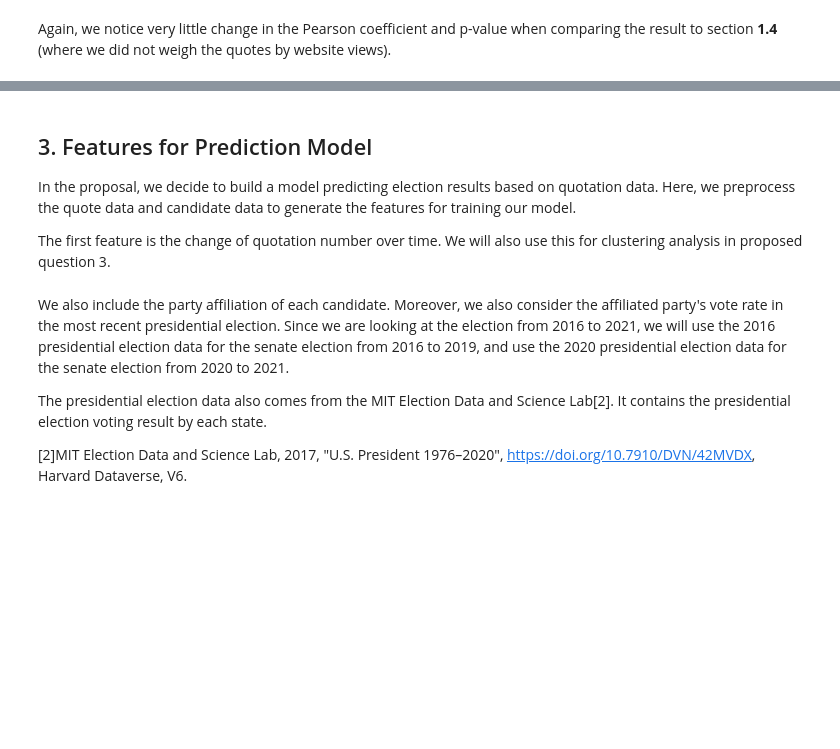
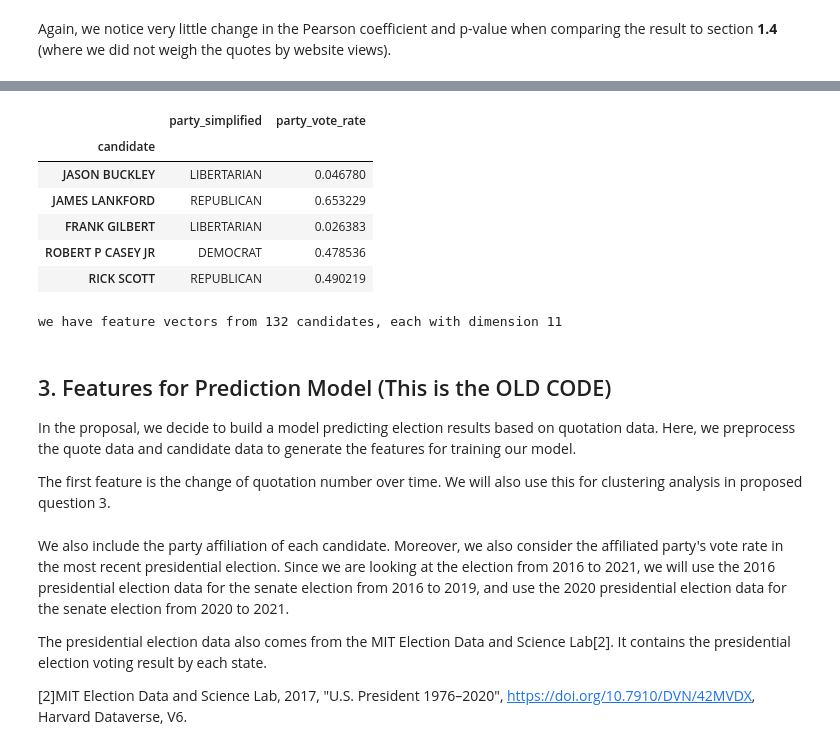
Before and after one commit to epfl-ada/ada-2021-project-chilldatagroup, a Jupyter notebook: Milestone2.ipynb, the cells around one changed output, grey strips where cells are left out. Drawn from its saved outputs; the diff is of its cells as text; code cells hidden in the pictures; blank space fills up the shorter version.

```diff
--- a/Milestone2.ipynb
+++ b/Milestone2.ipynb
@@ -918,0 +973,7 @@ candidate_quotes_cluster_feature_filted['DIANNE FEINSTEIN'].rolling(window=30).s
+# %%
+# We add vote rate to each candidate in each state
+president16['vote_rate'] = president16['candidatevotes']/president16['totalvotes']
+# We group the data by states and party_simplified (represent small parties, independent, NaN all by 'Others').
+# We take sum of vote rates of cadidates from the same party_simplified
+vote_byparty16 = president16.groupby(['state', 'party_simplified'])['vote_rate'].sum()
+vote_byparty16
@@ -919,5 +994,35 @@ candidate_quotes_cluster_feature_filted['DIANNE FEINSTEIN'].rolling(window=30).s
+# %%
+# We create feature dataframe and add in party_simplified, party vote rate in most recent presidential election, and final vote rate
+# If the senate candidate's affiliated party does not show up in the most recent president election, party_vote_rate is 0
+party_features = candidate_info_byname[['party_simplified']].copy()
+for name in party_features.index:
+    state_ = candidate_info_byname.loc[name, 'state']
+    party_ = candidate_info_byname.loc[name, 'party_simplified']
+    if party_ in vote_byparty16[state_].index:  #check whether the affiliated party is in recent president election
+        party_features.loc[name, 'party_vote_rate'] = vote_byparty16[state_][party_]
+    else:
+        party_features.loc[name, 'party_vote_rate'] = 0
+
+party_features.sample(5)
+# %% [output]
+|  | party_simplified | party_vote_rate |
+| candidate |  |  |
+| JASON BUCKLEY | LIBERTARIAN | 0.046780 |
+| JAMES LANKFORD | REPUBLICAN | 0.653229 |
+| FRANK GILBERT | LIBERTARIAN | 0.026383 |
+| ROBERT P CASEY JR | DEMOCRAT | 0.478536 |
+| RICK SCOTT | REPUBLICAN | 0.490219 |
+# %%
+# We get the candidates used for model and extract the vector corresponding to affliated party's performance in last election
+candidates_model = candidate_quotes_cluster_feature_filted.T.index
+party_vote_model = party_features.loc[candidates_model].party_vote_rate
+# We then concatenate this vector to our model
+features = np.concatenate((candidate_feature_vectors_sum, party_vote_model.to_numpy()[:, np.newaxis]), axis=1)
+print('we have feature vectors from {} candidates, each with dimension {}'.format(features.shape[0], features.shape[1]))
+# %% [output]
+we have feature vectors from 132 candidates, each with dimension 11
 # %% [markdown]
-## 3. Features for Prediction Model
+## 3. Features for Prediction Model (This is the OLD CODE)
 In the proposal, we decide to build a model predicting election results based on quotation data. Here, we preprocess the quote data and candidate data to generate the features for training our model.
 
 The first feature is the change of quotation number over time. We will also use this for clustering analysis in proposed question 3.
```
Also changed, not shown: parts of 69 cells of this notebook.
